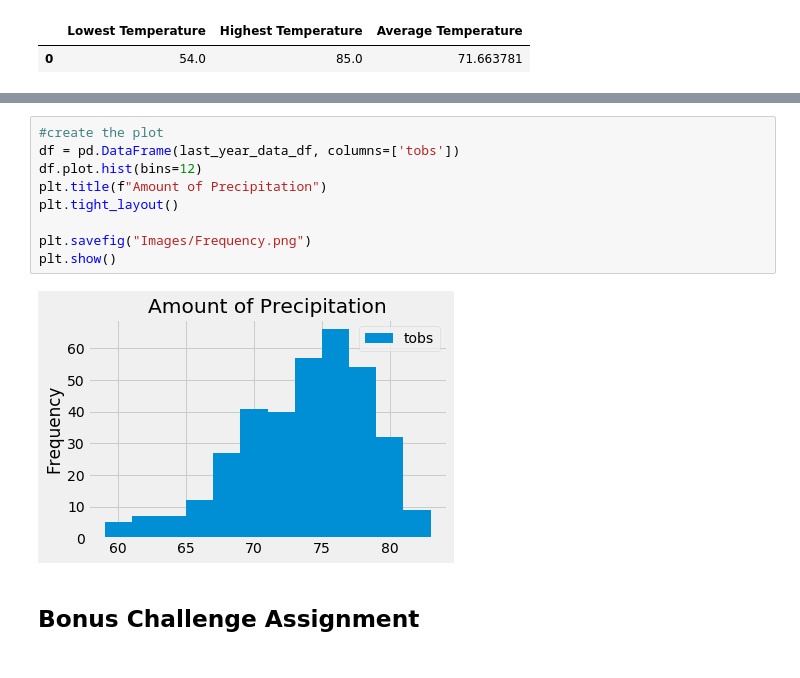
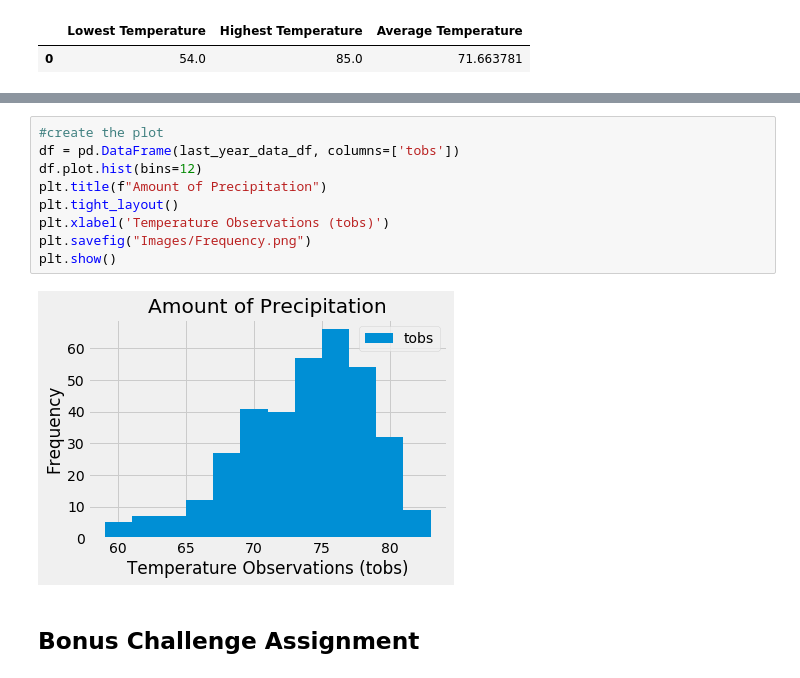
Before and after one commit to j1-aggie/SURFS-UP-sqlalchemy-challenge, a Jupyter notebook: climate_starter.ipynb, the cells around one changed output, grey strips where cells are left out. Saved outputs shown, nothing was run; the diff lists cells and outputs as text.

```diff
--- a/climate_starter.ipynb
+++ b/climate_starter.ipynb
@@ -218,14 +218,14 @@ last_year_data_df
 # %%
 #create the plot
 df = pd.DataFrame(last_year_data_df, columns=['tobs'])
 df.plot.hist(bins=12)
 plt.title(f"Amount of Precipitation")
 plt.tight_layout()
-
+plt.xlabel('Temperature Observations (tobs)')
 plt.savefig("Images/Frequency.png")
 plt.show()
 # %% [output]
-[figure, old version]
+[figure, new version]
 # %% [markdown]
 ## Bonus Challenge Assignment
 # %%
```
Also changed, not shown: parts of 6 cells of this notebook, 3 other files.
